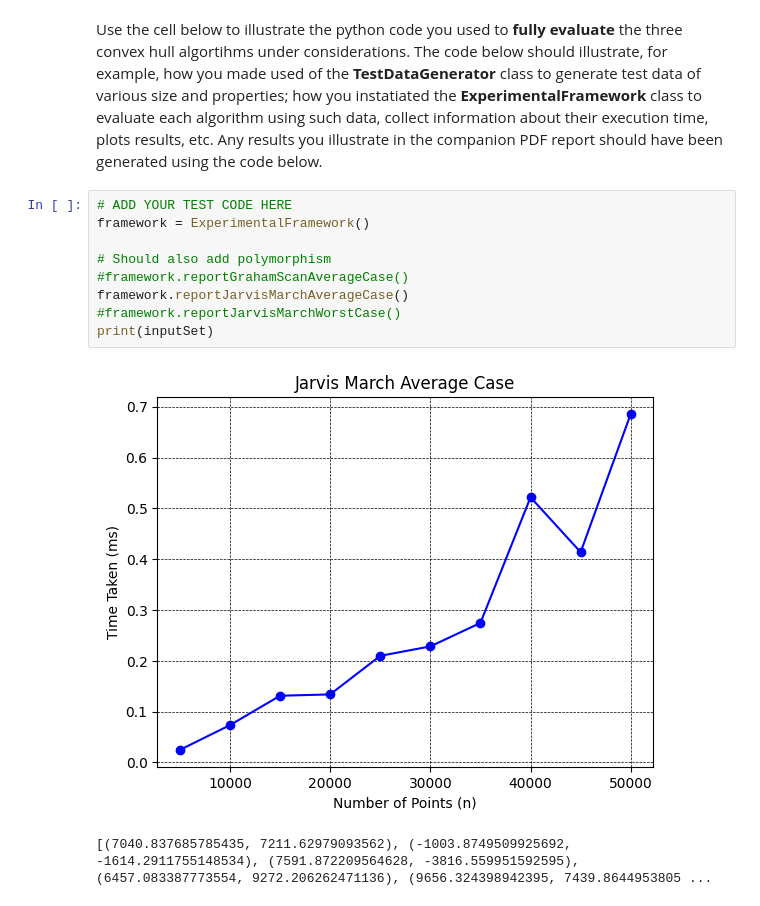
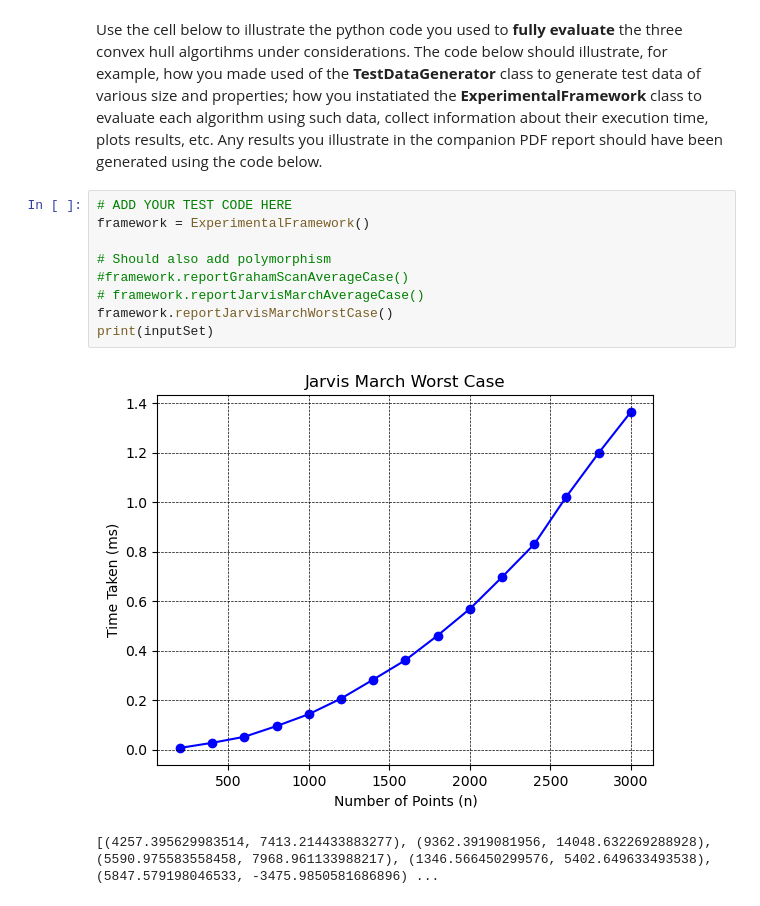
Before and after one commit to ibrahim-gabol-19/AlgrthmsRep, a Jupyter notebook: grp-4-0005code.ipynb, the cells around one changed output. Drawn from its saved outputs; the diff is of its cells as text.

```diff
--- a/grp-4-0005code.ipynb
+++ b/grp-4-0005code.ipynb
@@ -532,15 +532,15 @@ Use the cell below to illustrate the python code you used to **fully evaluate**
 # %%
 # ADD YOUR TEST CODE HERE
 framework = ExperimentalFramework()
 
 # Should also add polymorphism
 #framework.reportGrahamScanAverageCase()
-framework.reportJarvisMarchAverageCase()
-#framework.reportJarvisMarchWorstCase()
+# framework.reportJarvisMarchAverageCase()
+framework.reportJarvisMarchWorstCase()
 print(inputSet)
 # %% [output]
-[figure, old version]
+[figure, new version]
-[(7040.837685785435, 7211.62979093562), (-1003.8749509925692, -1614.2911755148534), (7591.872209564628, -3816.559951592595), (6457.083387773554, 9272.206262471136), (9656.324398942395, 7439.8644953805 ...
+[(4257.395629983514, 7413.214433883277), (9362.3919081956, 14048.632269288928), (5590.975583558458, 7968.961133988217), (1346.566450299576, 5402.649633493538), (5847.579198046533, -3475.9850581686896) ...
 # %%
 
 
```
Also changed, not shown: parts of 1 cell of this notebook.
